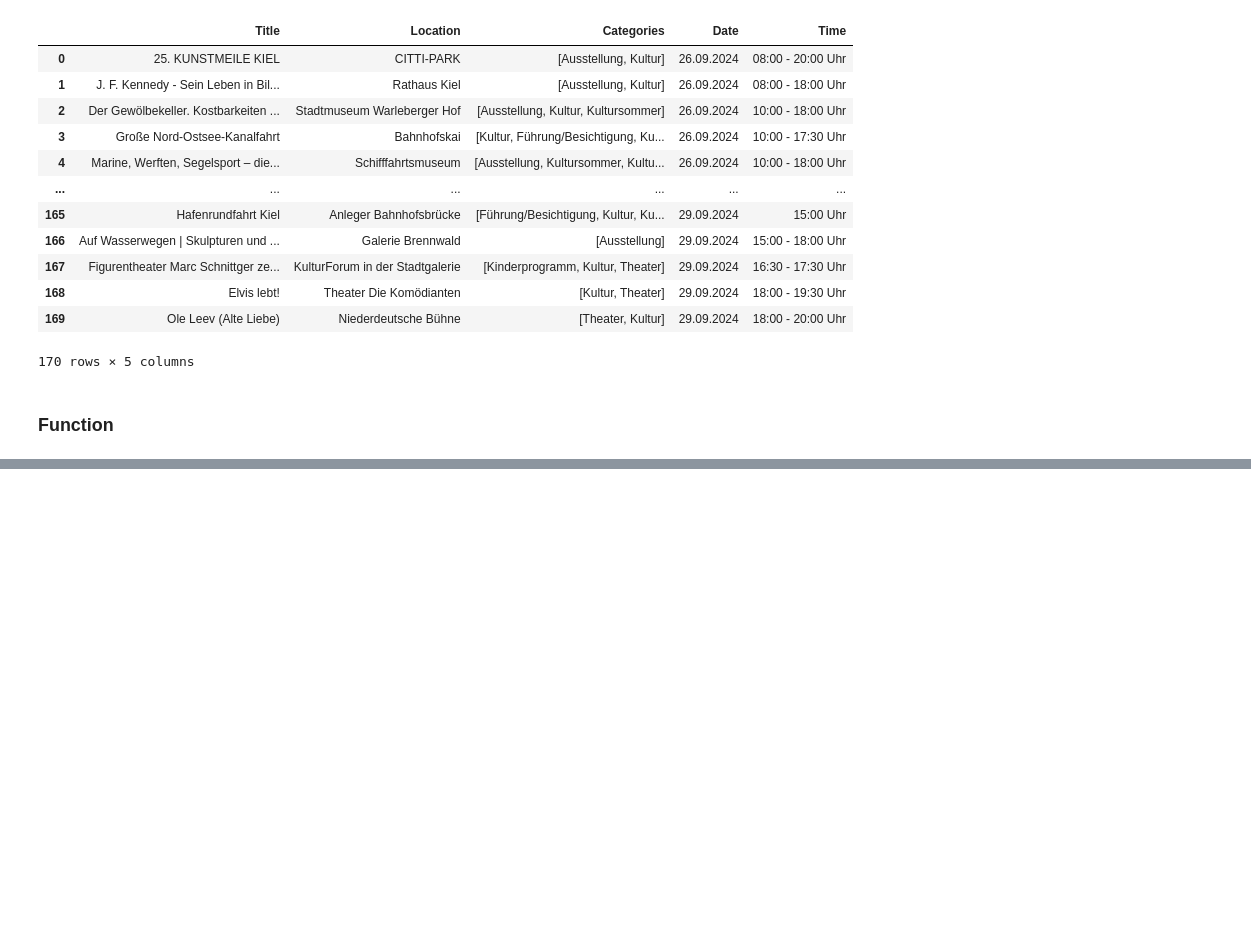
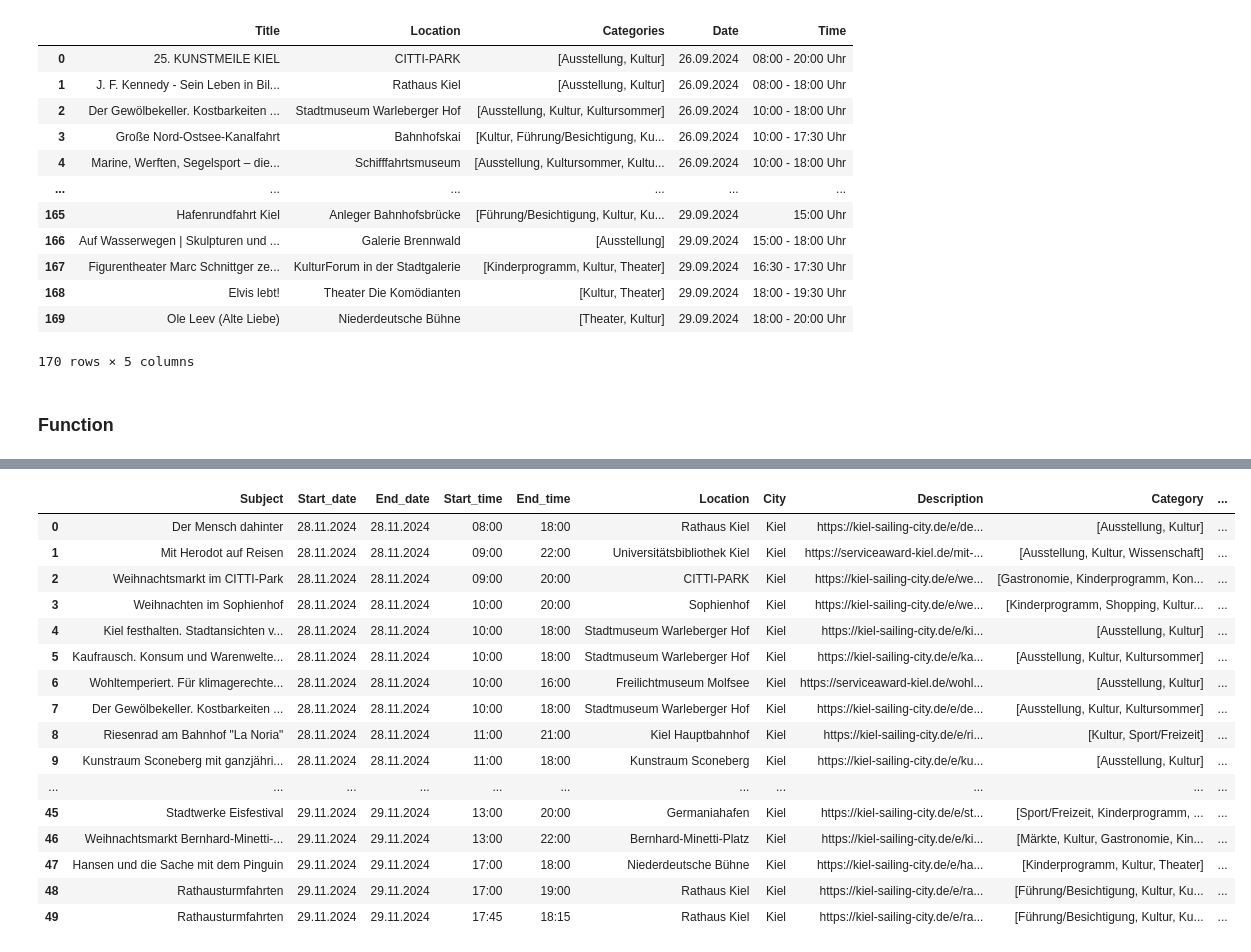
Before and after one commit to heansuh/Event-Calendar, a Jupyter notebook: scrapers/kiel_sailing_city_de.ipynb, the cells around one changed output, grey strips where cells are left out. Cells and saved outputs as stored; diff of their text form; code cells hidden in the pictures; blank space fills up the shorter version.

```diff
--- a/scrapers/kiel_sailing_city_de.ipynb
+++ b/scrapers/kiel_sailing_city_de.ipynb
@@ -561,0 +623,61 @@ scraped_events_kiel
+# %%
+def check_music(category_list):
+    for category in category_list:
+        for word in music:
+            if word in category:
+                return 'music'
+    return 'no music'
+# %%
+# Helper functions and elements
+
+def preprocess_time(time_str):
+    if '-' in time_str:
+        start_time, end_time = time_str.split(' - ')
+        end_time = end_time.replace(' Uhr', '')
+    else:
+        start_time = time_str.replace(' Uhr', '')
+        end_time = 'N/A'
+    return pd.Series([start_time, end_time])
+# %%
+# Preprocessing function
+
+def preprocess_kiel_sailing_city(df_raw):
+
+    df_raw.rename(columns={'Title': 'Subject'}, inplace=True)
+
+    df_raw.rename(columns={'Date': 'Start_date'}, inplace=True)
+    df_raw["End_date"] = df_raw["Start_date"]
+
+    df_raw[['Start_time', 'End_time']] = df_raw['Time'].apply(preprocess_time)
+    df_raw.drop(columns=['Time'], inplace=True)
+
+    df_raw.rename(columns={'Source': 'Description'}, inplace=True)
+
+    df_raw['Music_label'] = df_raw['Categories'].apply(check_music)
+
+    df_raw.rename(columns={'Categories': 'Category'}, inplace=True)
+
+    df_raw["City"] = "Kiel"
+
+    df_prep = df_raw[['Subject','Start_date', 'End_date', 'Start_time', 'End_time', 'Location', 'City', 'Description', 'Category', 'Music_label']]
+    return df_prep
+# %%
+preprocess_kiel_sailing_city(scraped_events_kiel)
+# %% [output]
+|  | Subject | Start_date | End_date | Start_time | End_time | Location | City | Description | Category | ... |
+| 0 | Der Mensch dahinter | 28.11.2024 | 28.11.2024 | 08:00 | 18:00 | Rathaus Kiel | Kiel | https://kiel-sailing-city.de/e/de... | [Ausstellung, Kultur] | ... |
+| 1 | Mit Herodot auf Reisen | 28.11.2024 | 28.11.2024 | 09:00 | 22:00 | Universitätsbibliothek Kiel | Kiel | https://serviceaward-kiel.de/mit-... | [Ausstellung, Kultur, Wissenschaft] | ... |
+| 2 | Weihnachtsmarkt im CITTI-Park | 28.11.2024 | 28.11.2024 | 09:00 | 20:00 | CITTI-PARK | Kiel | https://kiel-sailing-city.de/e/we... | [Gastronomie, Kinderprogramm, Kon... | ... |
+| 3 | Weihnachten im Sophienhof | 28.11.2024 | 28.11.2024 | 10:00 | 20:00 | Sophienhof | Kiel | https://kiel-sailing-city.de/e/we... | [Kinderprogramm, Shopping, Kultur... | ... |
+| 4 | Kiel festhalten. Stadtansichten v... | 28.11.2024 | 28.11.2024 | 10:00 | 18:00 | Stadtmuseum Warleberger Hof | Kiel | https://kiel-sailing-city.de/e/ki... | [Ausstellung, Kultur] | ... |
+| 5 | Kaufrausch. Konsum und Warenwelte... | 28.11.2024 | 28.11.2024 | 10:00 | 18:00 | Stadtmuseum Warleberger Hof | Kiel | https://kiel-sailing-city.de/e/ka... | [Ausstellung, Kultur, Kultursommer] | ... |
+| 6 | Wohltemperiert. Für klimagerechte... | 28.11.2024 | 28.11.2024 | 10:00 | 16:00 | Freilichtmuseum Molfsee | Kiel | https://serviceaward-kiel.de/wohl... | [Ausstellung, Kultur] | ... |
+| 7 | Der Gewölbekeller. Kostbarkeiten ... | 28.11.2024 | 28.11.2024 | 10:00 | 18:00 | Stadtmuseum Warleberger Hof | Kiel | https://kiel-sailing-city.de/e/de... | [Ausstellung, Kultur, Kultursommer] | ... |
+| 8 | Riesenrad am Bahnhof "La Noria" | 28.11.2024 | 28.11.2024 | 11:00 | 21:00 | Kiel Hauptbahnhof | Kiel | https://kiel-sailing-city.de/e/ri... | [Kultur, Sport/Freizeit] | ... |
+| 9 | Kunstraum Sconeberg mit ganzjähri... | 28.11.2024 | 28.11.2024 | 11:00 | 18:00 | Kunstraum Sconeberg | Kiel | https://kiel-sailing-city.de/e/ku... | [Ausstellung, Kultur] | ... |
+| ... | ... | ... | ... | ... | ... | ... | ... | ... | ... | ... |
+| 45 | Stadtwerke Eisfestival | 29.11.2024 | 29.11.2024 | 13:00 | 20:00 | Germaniahafen | Kiel | https://kiel-sailing-city.de/e/st... | [Sport/Freizeit, Kinderprogramm, ... | ... |
+| 46 | Weihnachtsmarkt Bernhard-Minetti-... | 29.11.2024 | 29.11.2024 | 13:00 | 22:00 | Bernhard-Minetti-Platz | Kiel | https://kiel-sailing-city.de/e/ki... | [Märkte, Kultur, Gastronomie, Kin... | ... |
+| 47 | Hansen und die Sache mit dem Pinguin | 29.11.2024 | 29.11.2024 | 17:00 | 18:00 | Niederdeutsche Bühne | Kiel | https://kiel-sailing-city.de/e/ha... | [Kinderprogramm, Kultur, Theater] | ... |
+| 48 | Rathausturmfahrten | 29.11.2024 | 29.11.2024 | 17:00 | 19:00 | Rathaus Kiel | Kiel | https://kiel-sailing-city.de/e/ra... | [Führung/Besichtigung, Kultur, Ku... | ... |
+| 49 | Rathausturmfahrten | 29.11.2024 | 29.11.2024 | 17:45 | 18:15 | Rathaus Kiel | Kiel | https://kiel-sailing-city.de/e/ra... | [Führung/Besichtigung, Kultur, Ku... | ... |
```
Also changed, not shown: parts of 15 cells of this notebook, 2 other files.
